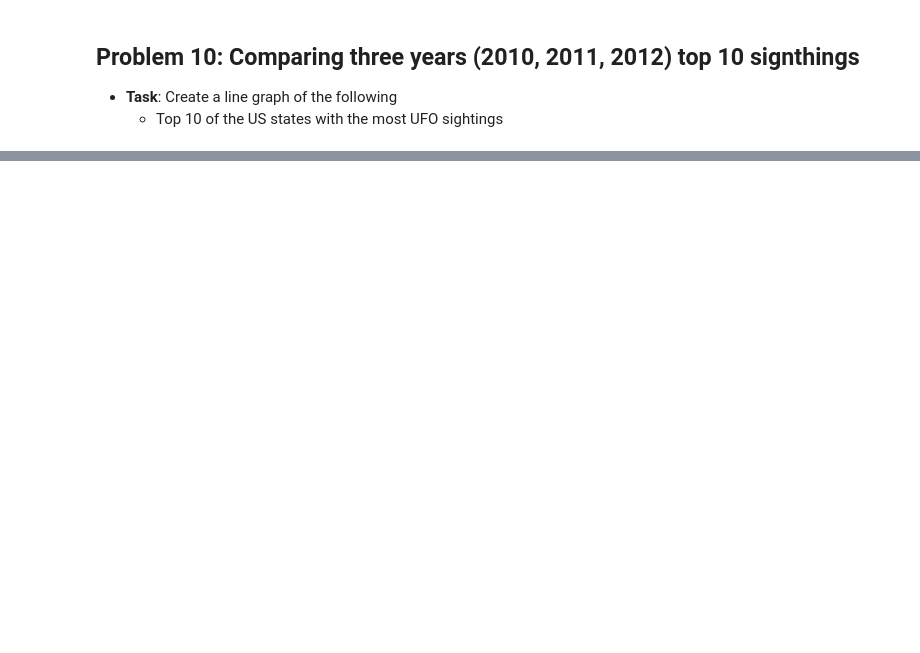
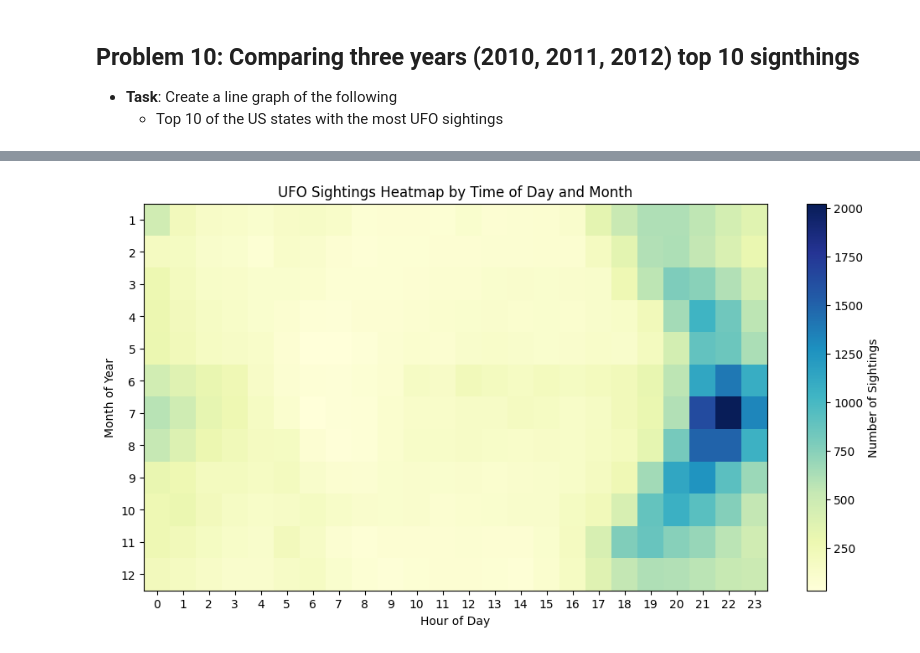
Before and after one commit to mairasiddiqi/MairaSiddiqiPythonASEProjects, a Jupyter notebook: Fundamentals1/Maira_Siddiqi_UFO_Sightings_Data_Analysis.ipynb, the cells around one changed output, grey strips where cells are left out. Drawn from its saved outputs; the diff is of its cells as text; code cells hidden in the pictures; blank space fills up the shorter version.

```diff
--- a/Fundamentals1/Maira_Siddiqi_UFO_Sightings_Data_Analysis.ipynb
+++ b/Fundamentals1/Maira_Siddiqi_UFO_Sightings_Data_Analysis.ipynb
@@ -212,0 +280,39 @@ Shortest significant sighting duration: 0.001 seconds
+# %%
+import pandas as pd
+import numpy as np
+import matplotlib.pyplot as plt
+
+# Load data
+df = pd.read_csv('ufo-sightings.csv', low_memory=False)
+
+# Convert 'datetime' to datetime type
+df['datetime'] = pd.to_datetime(df['datetime'], errors='coerce')
+
+# Extract the hour and month from the 'datetime' column
+df['hour'] = df['datetime'].dt.hour
+df['month'] = df['datetime'].dt.month
+
+# Create a pivot table: Rows = month, Columns = hour, Values = count of sightings
+heatmap_data = df.groupby(['month', 'hour']).size().unstack(fill_value=0)
+
+# Plotting the heatmap using imshow
+plt.figure(figsize=(12, 6))
+plt.imshow(heatmap_data, cmap="YlGnBu", aspect='auto', interpolation='nearest')
+
+# Add color bar
+cbar = plt.colorbar()
+cbar.set_label('Number of Sightings')
+
+# Set axis labels
+plt.title('UFO Sightings Heatmap by Time of Day and Month')
+plt.xlabel('Hour of Day')
+plt.ylabel('Month of Year')
+
+# Customize ticks
+plt.xticks(np.arange(24), [str(i) for i in range(24)])  # Hour ticks (0-23)
+plt.yticks(np.arange(12), [str(i + 1) for i in range(12)])  # Month ticks (1-12)
+
+# Display the plot
+plt.show()
+# %% [output]
+[figure, added]
```
Also changed, not shown: parts of 6 cells of this notebook.
